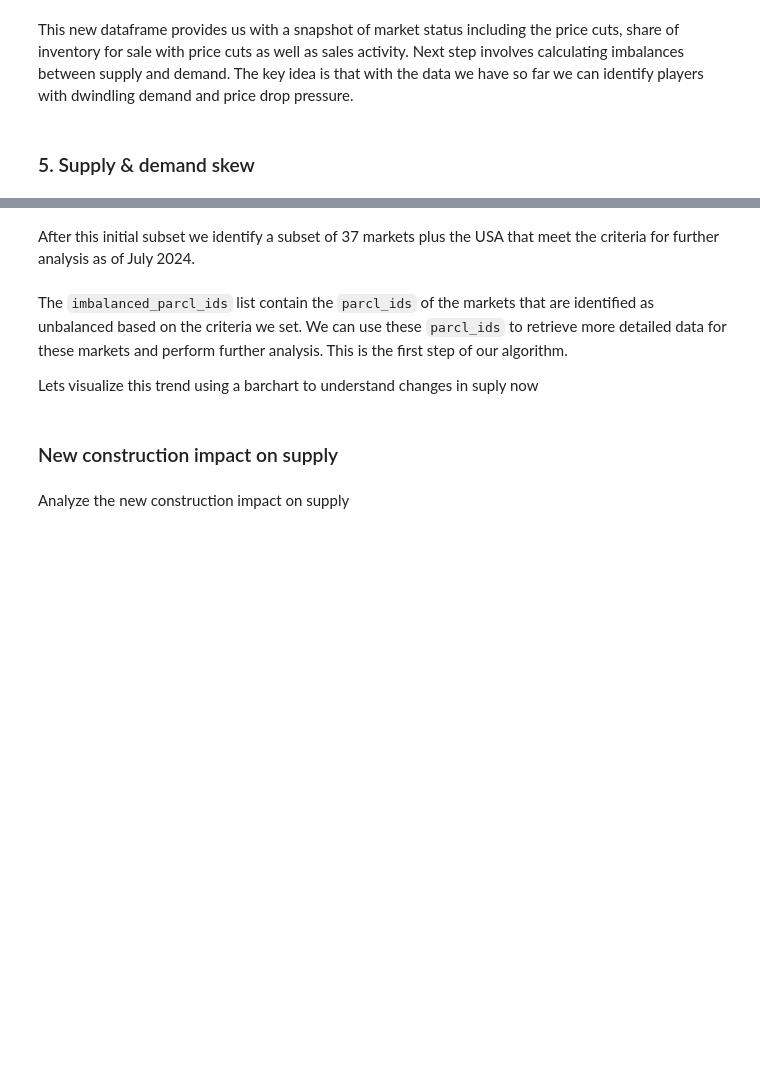
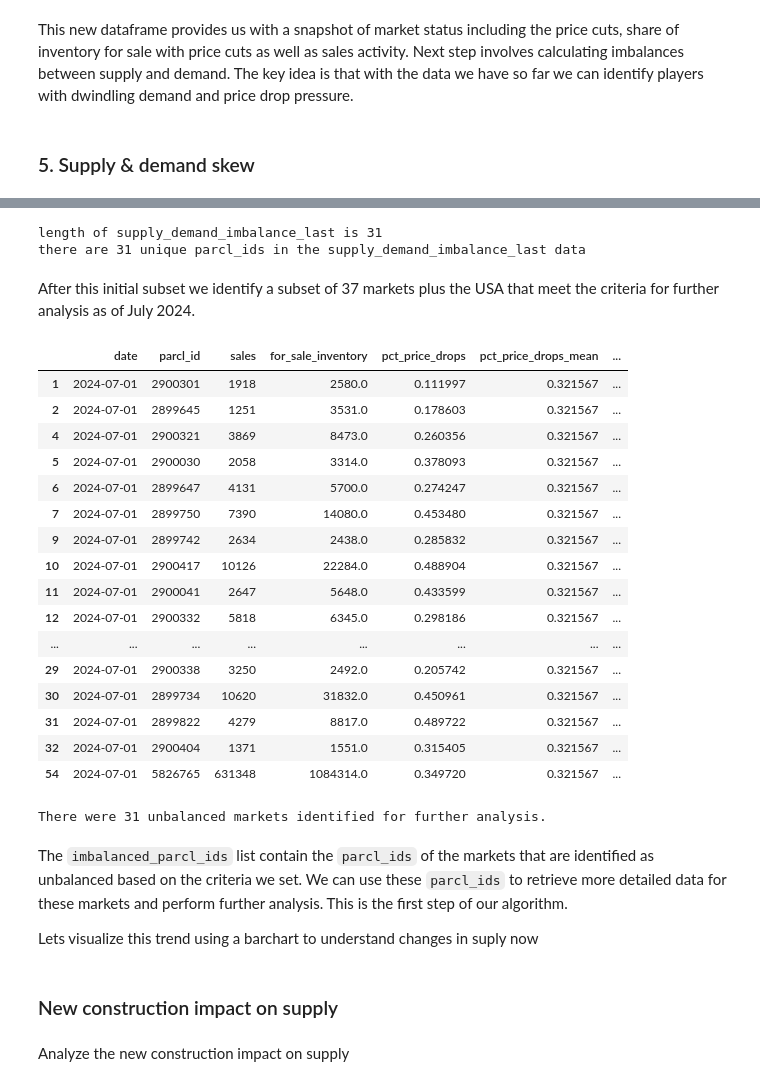
Before and after one commit to ParclLabs/parcllabs-cookbook, a Jupyter notebook: examples/experimental/supply_and_demand/markets_that_could_disrupt.ipynb, the cells around one changed output, grey strips where cells are left out. Saved outputs shown, nothing was run; the diff lists cells and outputs as text; code cells hidden in the pictures; blank space fills up the shorter version.

```diff
--- a/examples/experimental/supply_and_demand/markets_that_could_disrupt.ipynb
+++ b/examples/experimental/supply_and_demand/markets_that_could_disrupt.ipynb
@@ -284,8 +374,11 @@ supply_demand_df_imbalances = (
         # Drop rows with missing values in the calculated columns
         )
     .dropna(subset=['pct_change_demand', 'pct_change_supply', 'ma_pct_change_demand', 'ma_pct_change_supply'])
-
-)
+    .assign(
+        gap_demand_supply=lambda df: df['ma_pct_change_supply'] - df['ma_pct_change_demand']
+        )
+    .sort_values('gap_demand_supply', ascending=False)
+    )
 print(f'length of supply_demand_df_imbalances df is {len(supply_demand_df_imbalances)}')
 print(f'there are {len(supply_demand_df_imbalances.parcl_id.unique())} unique parcl_ids in the supply_demand_df_imbalances data')
 supply_demand_df_imbalances.head()
@@ -316,7 +437,7 @@ markets.tail()
 
 # get latest month of imbalanced data
 supply_demand_imbalance_last = (
-    supply_demand_df_imbalances
+    supply_demand_df_imbalances.copy(deep=True)  # Create a deep copy of the supply_demand_df_imbalances DataFrame
     .loc[lambda df: df['date'] == df['date'].max()]  # Filter for the most recent date
     .merge(markets[['parcl_id', 'clean_name', 'state']], on='parcl_id')  # Merge with 'markets' to add 'clean_name' and 'state'
 )
@@ -332,9 +453,9 @@ supply_demand_imbalance_last_us = supply_demand_imbalance_last.loc[
 supply_demand_imbalance_last_filtered = (
     supply_demand_imbalance_last.loc[
         (supply_demand_imbalance_last['sales'] > 500) &
-        (supply_demand_imbalance_last['for_sale_inventory'] > 500) &
-        (supply_demand_imbalance_last['ma_pct_change_demand'] < -0.1) &
-        (supply_demand_imbalance_last['ma_pct_change_supply'] > 0.2)
+        (supply_demand_imbalance_last['for_sale_inventory'] > 500)
+        & (supply_demand_imbalance_last['gap_demand_supply'] > 0.45)
+
     ]
 )
 
@@ -343,13 +464,34 @@ supply_demand_imbalance_last = pd.concat([supply_demand_imbalance_last_us, suppl
 
 print(f'length of supply_demand_imbalance_last is {len(supply_demand_imbalance_last)}')
 print(f'there are {len(supply_demand_imbalance_last.parcl_id.unique())} unique parcl_ids in the supply_demand_imbalance_last data')
+# %% [output]
+length of supply_demand_imbalance_last is 31
+there are 31 unique parcl_ids in the supply_demand_imbalance_last data
 # %% [markdown]
 After this initial subset we identify a subset of 37 markets plus the USA that meet the criteria for further analysis as of July 2024.
 # %%
 # Display the filtered supply_demand_imbalance_last sorted by the largest change in demand
-supply_demand_imbalance_last.sort_values('ma_pct_change_demand', ascending=True).head(10)
-supply_demand_imbalance_last['abs'] = supply_demand_imbalance_last['ma_pct_change_demand']-supply_demand_imbalance_last['ma_pct_change_supply']
-supply_demand_imbalance_last.sort_values('abs', ascending=False).head(10)
+supply_demand_imbalance_last.sort_values('gap_demand_supply', ascending=False).head(50)
+#supply_demand_imbalance_last['abs'] = supply_demand_imbalance_last['ma_pct_change_supply']-supply_demand_imbalance_last['ma_pct_change_demand']
+#supply_demand_imbalance_last.sort_values('abs', ascending=False).head(10)
+# %% [output]
+|  | date | parcl_id | sales | for_sale_inventory | pct_price_drops | pct_price_drops_mean | ... |
+| 1 | 2024-07-01 | 2900301 | 1918 | 2580.0 | 0.111997 | 0.321567 | ... |
+| 2 | 2024-07-01 | 2899645 | 1251 | 3531.0 | 0.178603 | 0.321567 | ... |
+| 4 | 2024-07-01 | 2900321 | 3869 | 8473.0 | 0.260356 | 0.321567 | ... |
+| 5 | 2024-07-01 | 2900030 | 2058 | 3314.0 | 0.378093 | 0.321567 | ... |
+| 6 | 2024-07-01 | 2899647 | 4131 | 5700.0 | 0.274247 | 0.321567 | ... |
+| 7 | 2024-07-01 | 2899750 | 7390 | 14080.0 | 0.453480 | 0.321567 | ... |
+| 9 | 2024-07-01 | 2899742 | 2634 | 2438.0 | 0.285832 | 0.321567 | ... |
+| 10 | 2024-07-01 | 2900417 | 10126 | 22284.0 | 0.488904 | 0.321567 | ... |
+| 11 | 2024-07-01 | 2900041 | 2647 | 5648.0 | 0.433599 | 0.321567 | ... |
+| 12 | 2024-07-01 | 2900332 | 5818 | 6345.0 | 0.298186 | 0.321567 | ... |
+| ... | ... | ... | ... | ... | ... | ... | ... |
+| 29 | 2024-07-01 | 2900338 | 3250 | 2492.0 | 0.205742 | 0.321567 | ... |
+| 30 | 2024-07-01 | 2899734 | 10620 | 31832.0 | 0.450961 | 0.321567 | ... |
+| 31 | 2024-07-01 | 2899822 | 4279 | 8817.0 | 0.489722 | 0.321567 | ... |
+| 32 | 2024-07-01 | 2900404 | 1371 | 1551.0 | 0.315405 | 0.321567 | ... |
+| 54 | 2024-07-01 | 5826765 | 631348 | 1084314.0 | 0.349720 | 0.321567 | ... |
 # %%
 # Add a column to identify selected states
 target_states = {'NY', 'OH', 'FL'}
@@ -445,6 +588,8 @@ fig.show()
 # Capture unique 'parcl_id' values for later analysis
 imbalanced_parcl_ids = supply_demand_imbalance_last['parcl_id'].unique().tolist()
 print(f'There were {len(imbalanced_parcl_ids)} unbalanced markets identified for further analysis.')
+# %% [output]
+There were 31 unbalanced markets identified for further analysis.
 # %% [markdown]
 The `imbalanced_parcl_ids` list contain the `parcl_ids` of the markets that are identified as unbalanced based on the criteria we set. We can use these `parcl_ids` to retrieve more detailed data for these markets and perform further analysis. This is the first step of our algorithm.
 
```
Also changed, not shown: parts of 35 cells of this notebook, 6 other files.
